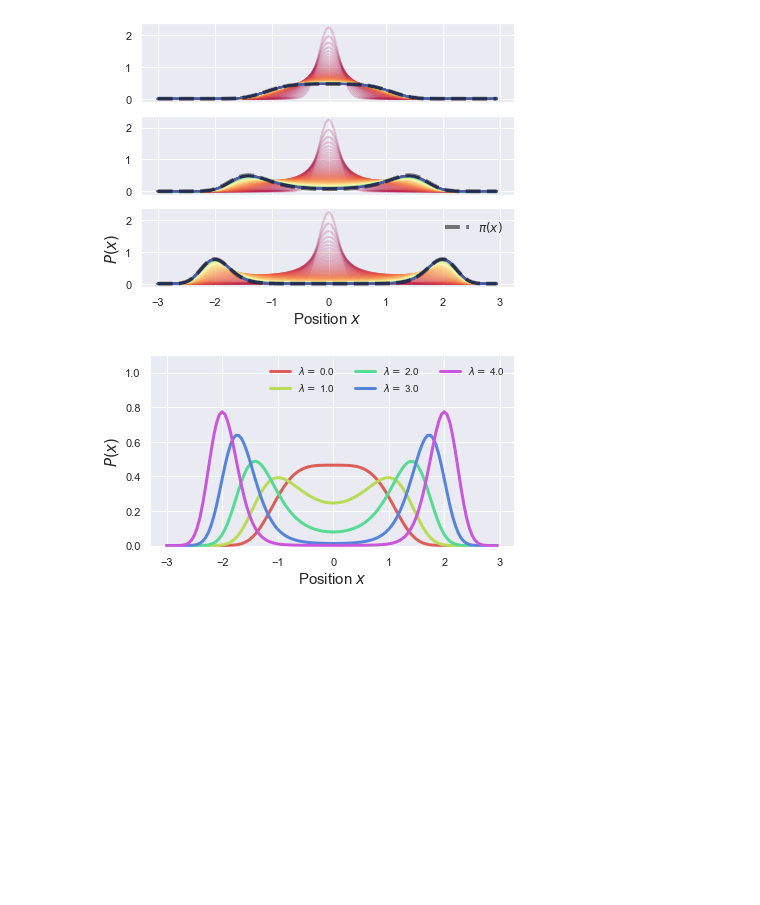
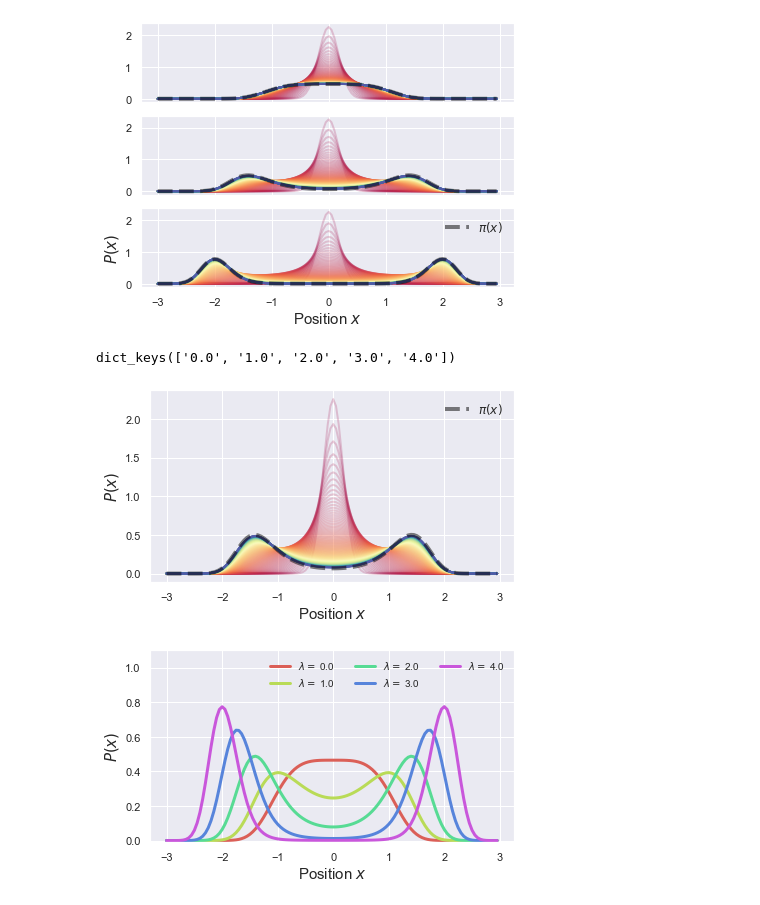
Before and after one commit to StevenJLarge/FokkerPlanck, a Jupyter notebook: notebooks/functionality/04-slarge-advection-diffusion.ipynb, the cells around one changed output. Cells and saved outputs as stored; diff of their text form; code cells hidden in the pictures; blank space fills up the shorter version.

Commit message:
added image to README

```diff
--- a/notebooks/functionality/04-slarge-advection-diffusion.ipynb
+++ b/notebooks/functionality/04-slarge-advection-diffusion.ipynb
@@ -492,6 +494,31 @@ plt.savefig(plot_dir / "bistable_equilibration.pdf", format='pdf')
 plt.show()
 # %% [output]
 [figure]
+# %%
+prob_results.keys()
+# %% [output]
+dict_keys(['0.0', '1.0', '2.0', '3.0', '4.0'])
+# %%
+# And a nice chart for the readme
+
+fig, ax = plt.subplots(1, 1, figsize=(6, 3.5), sharex=True, sharey=True)
+
+Pal = sns.color_palette("Spectral", len(prob_results['2.0']["prob"]))
+
+for j, prob in enumerate(prob_results['2.0']["prob"]):
+    ax.plot(x_array, prob, linewidth=2.0, alpha=0.2, color=Pal[j])
+
+ax.plot(x_array, prob_results['2.0']["eq_dist"], linewidth=4.0, linestyle='--', color='k', alpha=0.5, label=r"$\pi(x)$")
+
+ax.set_xlabel(r"Position $x$", fontsize=15)
+ax.set_ylabel(r"$P(x)$", fontsize=15)
+ax.legend(fontsize=12, frameon=False)
+plt.tight_layout()
+plt.savefig(plot_dir / "bistable_equilibration_single.pdf", format='pdf')
+plt.savefig(plot_dir / "bistable_equilibration_single.png", dpi=700)
+plt.show()
+# %% [output]
+[figure, added]
 # %%
 # Now, we can also just plot the final distributions for all parameter values to compare
 fig, ax = plt.subplots(1, 1, figsize=(6, 3.5))
```
Also changed, not shown: parts of 2 cells of this notebook, 2 other files.
